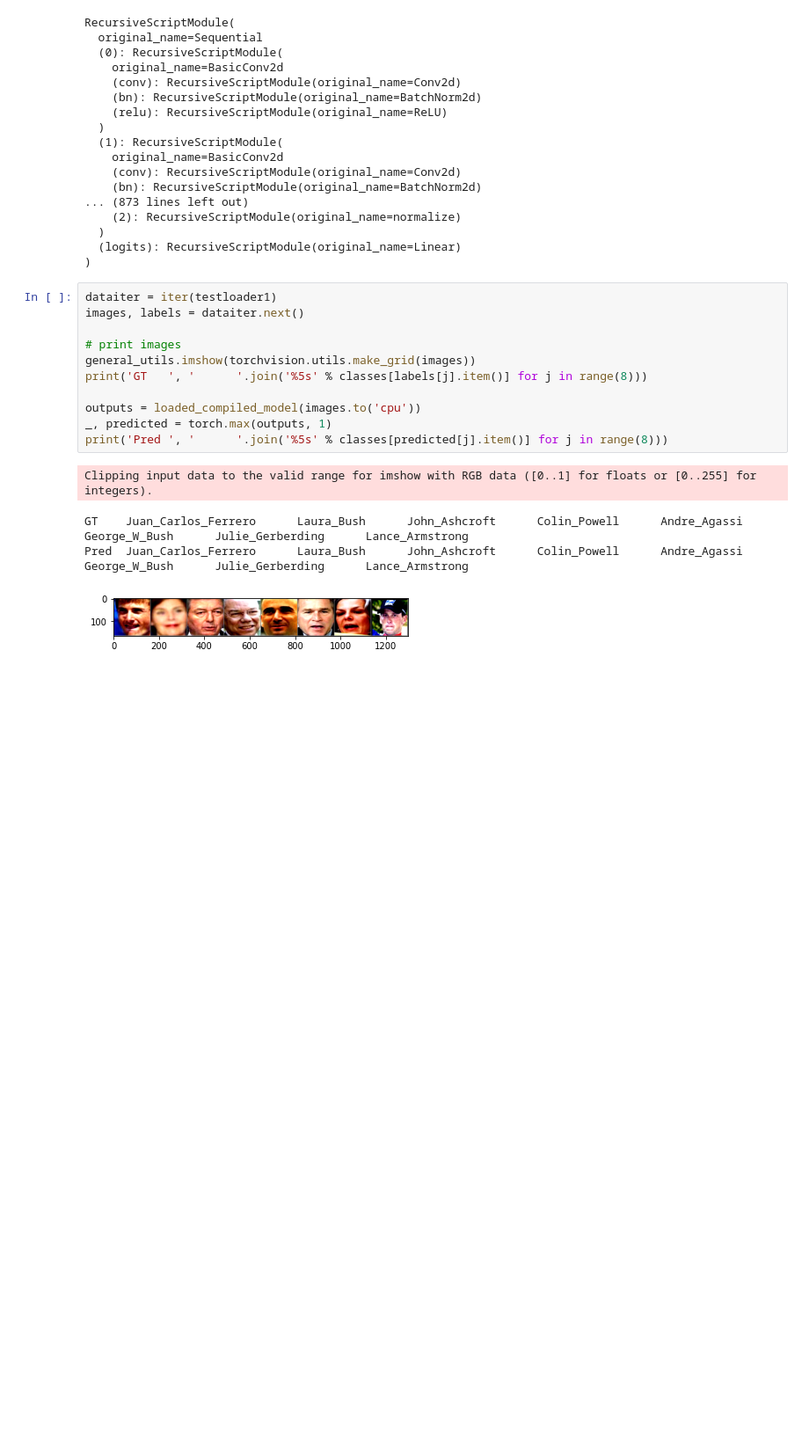
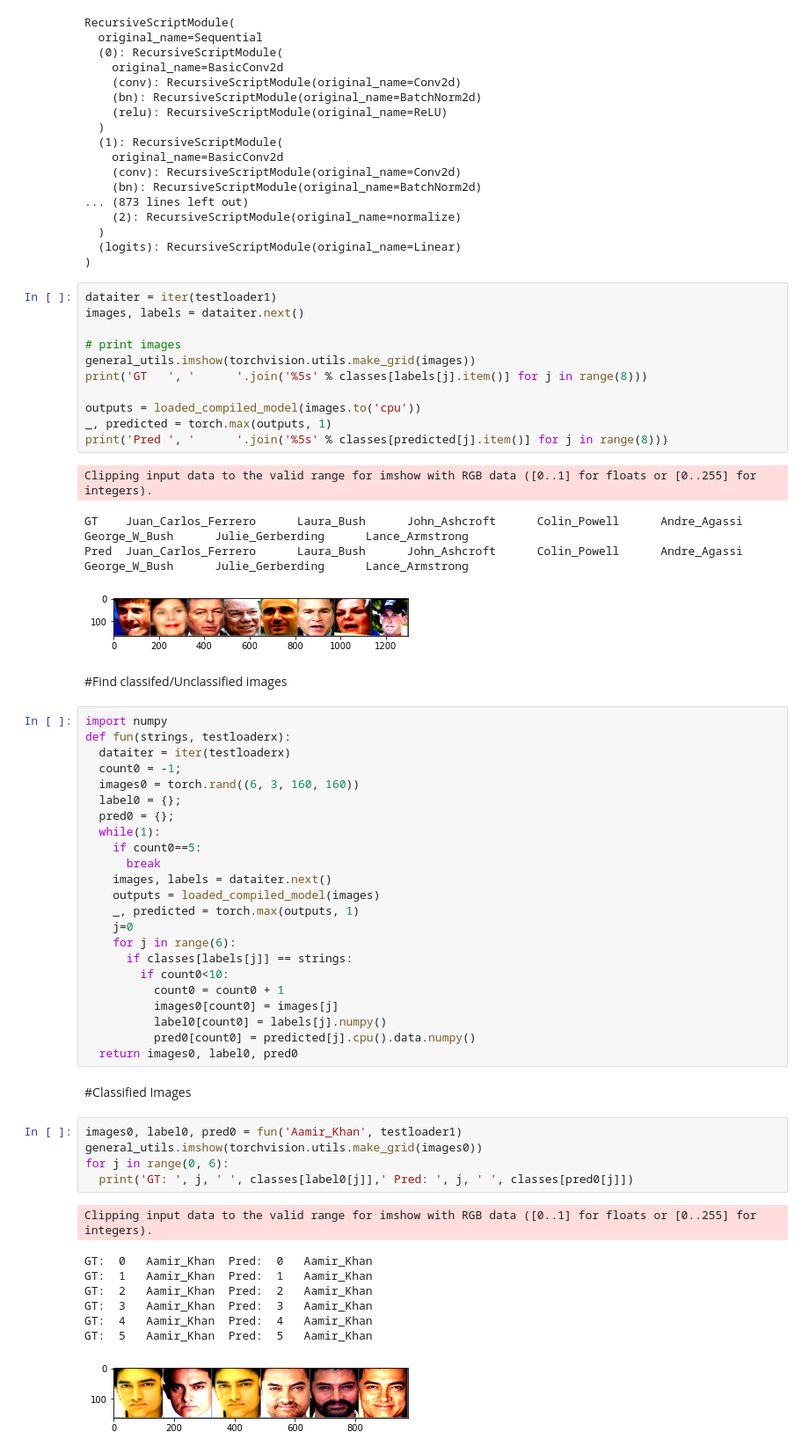
Before and after one commit to gdeotale/E4P2, a Jupyter notebook: Assignment4/Training/Main.ipynb, the cells around one changed output. Shown at 88% size. Saved outputs shown, nothing was run; the diff lists cells and outputs as text; blank space fills up the shorter version.

Commit message:
ReadmeImages

```diff
--- a/Assignment4/Training/Main.ipynb
+++ b/Assignment4/Training/Main.ipynb
@@ -409,3 +409,44 @@ Clipping input data to the valid range for imshow with RGB data ([0..1] for floa
 GT    Juan_Carlos_Ferrero      Laura_Bush      John_Ashcroft      Colin_Powell      Andre_Agassi      George_W_Bush      Julie_Gerberding      Lance_Armstrong
 Pred  Juan_Carlos_Ferrero      Laura_Bush      John_Ashcroft      Colin_Powell      Andre_Agassi      George_W_Bush      Julie_Gerberding      Lance_Armstrong
 [figure]
+# %% [markdown]
+#Find classifed/Unclassified images
+# %%
+import numpy
+def fun(strings, testloaderx):
+  dataiter = iter(testloaderx)
+  count0 = -1;
+  images0 = torch.rand((6, 3, 160, 160))
+  label0 = {};
+  pred0 = {};
+  while(1):
+    if count0==5:
+      break
+    images, labels = dataiter.next()
+    outputs = loaded_compiled_model(images)
+    _, predicted = torch.max(outputs, 1)
+    j=0
+    for j in range(6):
+      if classes[labels[j]] == strings:
+        if count0<10:
+          count0 = count0 + 1
+          images0[count0] = images[j]
+          label0[count0] = labels[j].numpy()
+          pred0[count0] = predicted[j].cpu().data.numpy()
+  return images0, label0, pred0
+# %% [markdown]
+#Classified Images
+# %%
+images0, label0, pred0 = fun('Aamir_Khan', testloader1)
+general_utils.imshow(torchvision.utils.make_grid(images0))
+for j in range(0, 6):
+  print('GT: ', j, ' ', classes[label0[j]],' Pred: ', j, ' ', classes[pred0[j]])
+# %% [output]
+Clipping input data to the valid range for imshow with RGB data ([0..1] for floats or [0..255] for integers).
+GT:  0   Aamir_Khan  Pred:  0   Aamir_Khan
+GT:  1   Aamir_Khan  Pred:  1   Aamir_Khan
+GT:  2   Aamir_Khan  Pred:  2   Aamir_Khan
+GT:  3   Aamir_Khan  Pred:  3   Aamir_Khan
+GT:  4   Aamir_Khan  Pred:  4   Aamir_Khan
+GT:  5   Aamir_Khan  Pred:  5   Aamir_Khan
+[figure, added]
```
Also changed, not shown: parts of 12 cells of this notebook, 1 other file.
